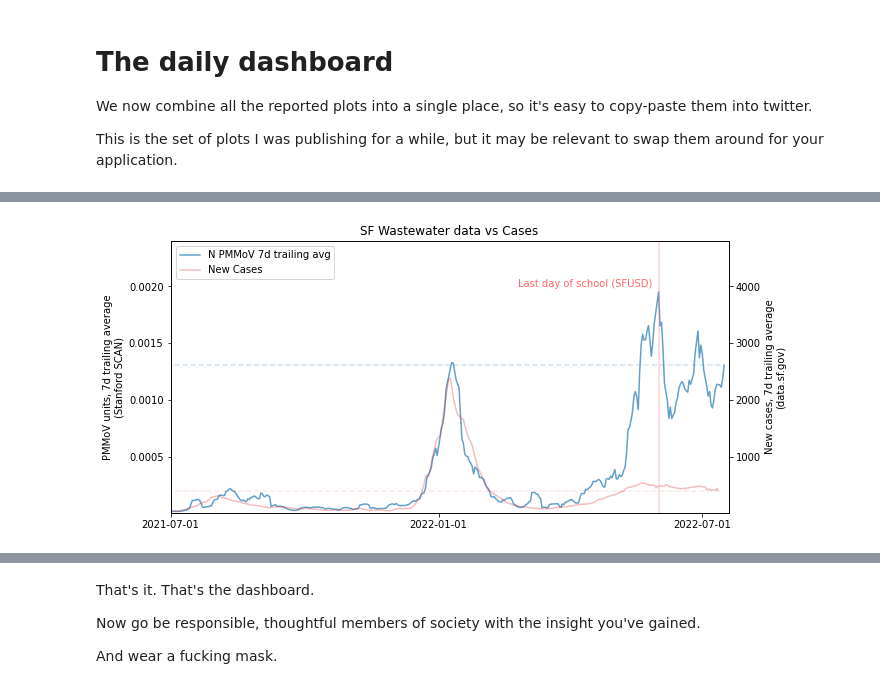
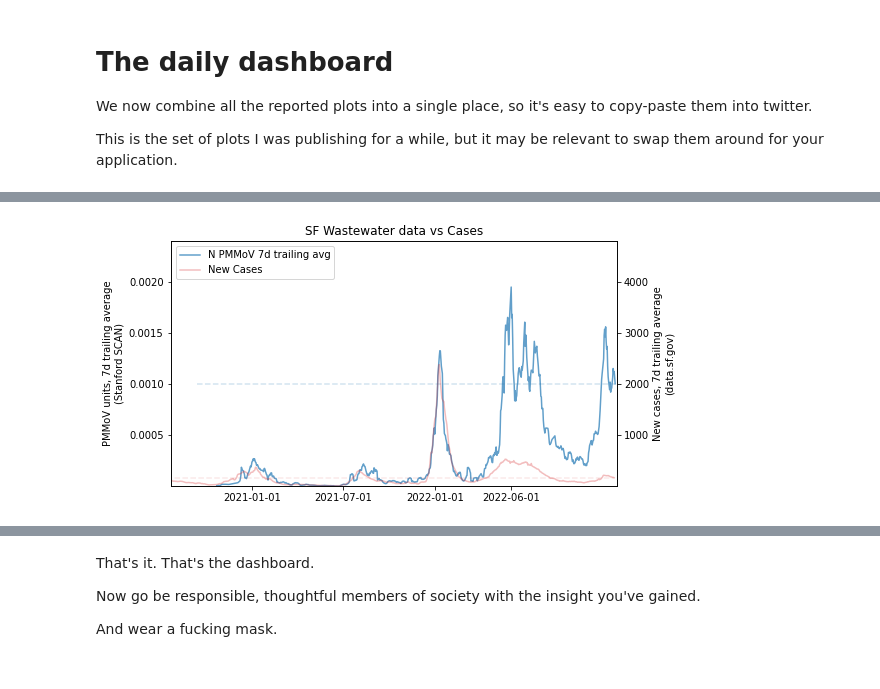
Before and after one commit to jbm9/rona_report, a Jupyter notebook: rona_report.ipynb, the cells around one changed output, grey strips where cells are left out. Cells and saved outputs as stored; diff of their text form; code cells hidden in the pictures.

```diff
--- a/rona_report.ipynb
+++ b/rona_report.ipynb
@@ -70,7 +70,7 @@ import datetime
 import pandas as pd
 
 mpl.rcParams["figure.facecolor"] = "w" # Transparent backgrounds are hard to share
-mpl.rcParams["figure.figsize"] = (10,5) # 2:1 aspect ratio for the twitters
+mpl.rcParams["figure.figsize"] = (8,4.5) # 16:9 aspect ratio for the fediverse
 # %%
 COLOR_WW = "tab:blue"
 COLOR_CASES = "tab:red"
@@ -116,12 +150,22 @@ def _load_wastewater_data(target, outliers):
     df_wastewater["ns_mean_raw"] = (df_wastewater["N_PMMoV"] + df_wastewater["S_PMMoV"])/2
 
     df_wastewater["rr_n_rolling7"] = df_ww_rebuild["N_PMMoV"]
+    df_wastewater["rr_s_rolling7"] = df_ww_rebuild["S_PMMoV"]
+
+    df_ww_rebuild3 = df_wastewater[["S_PMMoV", "N_PMMoV"]].rolling('3d', center=False).mean()
+    df_wastewater["rr_n_rolling3"] = df_ww_rebuild["N_PMMoV"]
+    df_wastewater["rr_s_rolling3"] = df_ww_rebuild["S_PMMoV"]
 
     return df_wastewater
 
 wastewater_outliers = ["2022-03-07", "2022-04-04", "2022-04-10", "2022-04-23",
                        "2022-05-01", "2022-05-31", "2022-06-24", "2022-06-27",
-                       "2022-07-03", "2022-07-12",]
+                       "2022-07-03", "2022-07-12", "2022-07-24", "2022-08-06",
+                       "2022-08-10", "2022-08-12", "2022-08-18", "2022-08-31",
+                       "2022-08-25", "2022-08-26", "2022-09-09", "2022-09-11",
+                       "2022-11-05", "2022-11-10", "2022-11-18", "2022-11-30",
+                       "2022-12-01", "2022-12-13",
+                      ]
 df_wastewater = _load_wastewater_data("Oceanside", wastewater_outliers)
 df_wastewater.tail()
 # %% [output]
@@ -243,6 +287,7 @@ def _plot_ww_cases_long(plot_dots=False, figsize=None, ax1=None, xtick_downsampl
     ax1.set_ylabel("PMMoV units, 7d trailing average\n(Stanford SCAN)")
     ax1.hlines(wwdata[-1], xlim()[0], wwdata.index[-1],linestyle='--', color=COLOR_WW, alpha=0.2)
 
+    ax1.yaxis.label.set_color(COLOR_WW)
     # Get second axis and plot
     ax2 = ax1.twinx()
 
@@ -256,6 +301,7 @@ def _plot_ww_cases_long(plot_dots=False, figsize=None, ax1=None, xtick_downsampl
                linestyle='--', color=COLOR_CASES, alpha=0.1)
 
     ax2.set_ylabel("New cases, 7d trailing average\n(data.sf.gov)")
+    ax2.yaxis.label.set_color(COLOR_CASES)
 
     lns = ln1+ln3
     labs = [l.get_label() for l in lns]
@@ -284,4 +330,5 @@ def _plot_ww_cases_long(plot_dots=False, figsize=None, ax1=None, xtick_downsampl
     return df_wastewater.dt[-1]
 
 _plot_ww_cases_long(plot_dots=True)
+xlim(pd.to_datetime("2020-11-01"), datetime.datetime.now())
 # %% [output]
@@ -703,13 +756,44 @@ def _plot_ww_cases_long_linear(plot_dots = False, figsize=None, ax1=None, xtick_
 _plot_ww_cases_long_linear(plot_dots=False)
 
 # Draw in the last day of school
-end_sfusd = pd.to_datetime("2022-06-01")
-end_sfusd_color = "#ff6666"
-axvline(end_sfusd, alpha=0.3, color=end_sfusd_color)
-text(end_sfusd-datetime.timedelta(days=4), 4000,
-     "Last day of school (SFUSD)",
-     horizontalalignment="right", color=end_sfusd_color)
+if False:
+    end_sfusd = pd.to_datetime("2022-06-01")
+    end_sfusd_color = "#ff6666"
+    axvline(end_sfusd, alpha=0.3, color=end_sfusd_color)
+    text(end_sfusd-datetime.timedelta(days=4), 4000,
+         "Last day of school (SFUSD)",
+         horizontalalignment="right", color=end_sfusd_color)
 
-# Twiddle the bounds to gut-check fit by eyeball
-#xlim(pd.to_datetime("2020-04-01"), datetime.datetime.today())
+# Summer camp viz
+if False:
+    camp_start = pd.to_datetime("2022-06-06")
+    dweek = datetime.timedelta(days=7)
+    spanwidth = datetime.timedelta(days=2)
+    offset = datetime.timedelta(days=3+2)
+    for i in range(10):
+        d0 = camp_start + offset + i*dweek
+        d1 = d0 + spanwidth
+        axvspan(d0, d1, color="grey", alpha=0.1)
+
+    # Twiddle the bounds to gut-check fit by eyeball
+    xlim(pd.to_datetime("2022-05-15"), datetime.datetime.today())
+
+# Wave viz
+if False:
+    xlim(pd.to_datetime('2020-07-23'), datetime.datetime.now())
+    xticks(list(map(pd.to_datetime, ["2021-01-01","2021-07-01", "2022-01-01", "2022-06-01"])))
+
+    if True:
+        _vline(pd.to_datetime('2022-01-11'), 3000, "Omicron", "#448")
+        _vline(pd.to_datetime('2021-08-11'), 3000, "Delta", "#484")
+        _vline(pd.to_datetime('2021-01-11'), 3000, "WT", "#844")
+    else:
+        _vspan(pd.to_datetime('2022-07-04'), pd.to_datetime('2022-08-28'),4500, "o BA.5", "#8cc")
+        _vspan(pd.to_datetime('2021-12-20'), pd.to_datetime('2022-03-28'),3000, "Omicron BA.1", "#88c")
+        _vspan(pd.to_datetime('2021-06-28'), pd.to_datetime('2021-09-20'),3000, "Delta", "#8c8")
+        _vspan(pd.to_datetime('2020-11-24'), pd.to_datetime('2021-03-28'),3000, "WT", "#c88")
+
+if True:
+    xlim(pd.to_datetime('2020-07-23'), datetime.datetime.now())
+    xticks(list(map(pd.to_datetime, ["2021-01-01","2021-07-01", "2022-01-01", "2022-06-01"])))
 # %% [output]
@@ -717 +800 @@ Text(2022-05-28 00:00:00, 4000, 'Last day of school (SFUSD)')
-[figure, old version]
+[figure, new version]
```
Also changed, not shown: parts of 22 cells of this notebook.
